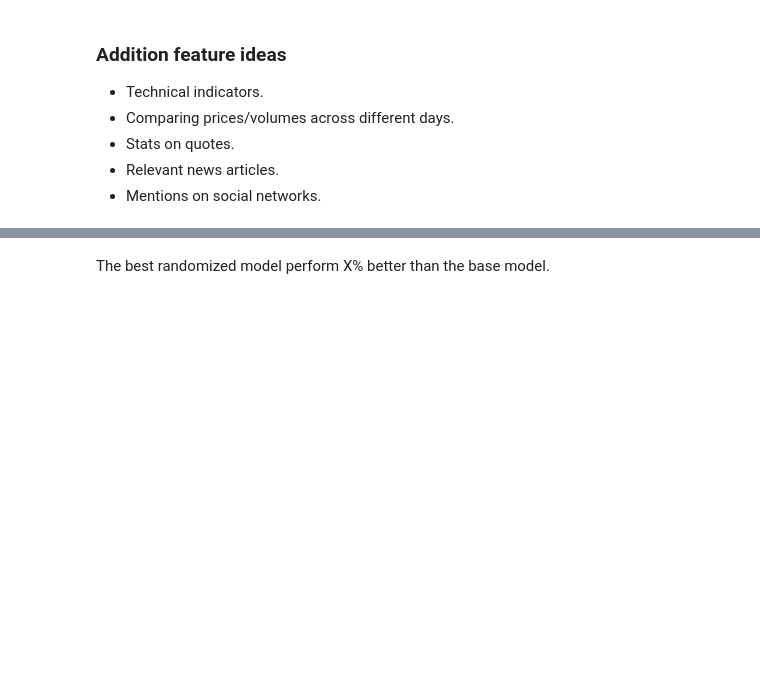
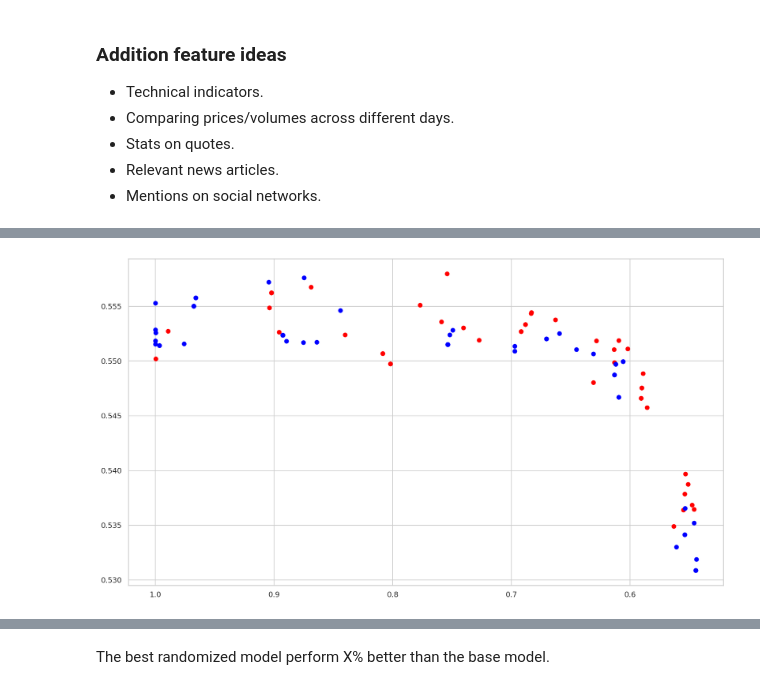
Before and after one commit to dwitvliet/project-stock-trading, a Jupyter notebook: stock_prediction.ipynb, the cells around one changed output, grey strips where cells are left out. Drawn from its saved outputs; the diff is of its cells as text; code cells hidden in the pictures; blank space fills up the shorter version.

```diff
--- a/stock_prediction.ipynb
+++ b/stock_prediction.ipynb
@@ -373,0 +419,37 @@ random_search.cv_results_['mean_train_score']
+# %%
+results = random_search.cv_results_
+
+# print ([a for a in zip(
+#         results['mean_train_score'],
+#         results['mean_test_score'],
+#         results['param_n_estimators']
+#     )])
+
+scores = zip(*[
+    (train_score, test_score)
+    for train_score, test_score, n_estimaters
+    in zip(
+        results['split2_train_score'],
+        results['split2_test_score'],
+        results['param_bootstrap']
+    )
+    if n_estimaters == True
+])
+scores2 = zip(*[
+    (train_score, test_score)
+    for train_score, test_score, n_estimaters
+    in zip(
+        results['split2_train_score'],
+        results['split2_test_score'],
+        results['param_bootstrap']
+    )
+    if n_estimaters == False
+])
+
+ax = plt.gca()
+ax.scatter(*scores, color='red')
+ax.scatter(*scores2, color='blue')
+ax.invert_xaxis()
+plt.show()
+# %% [output]
+[figure, added]
```
Also changed, not shown: parts of 14 cells of this notebook.
